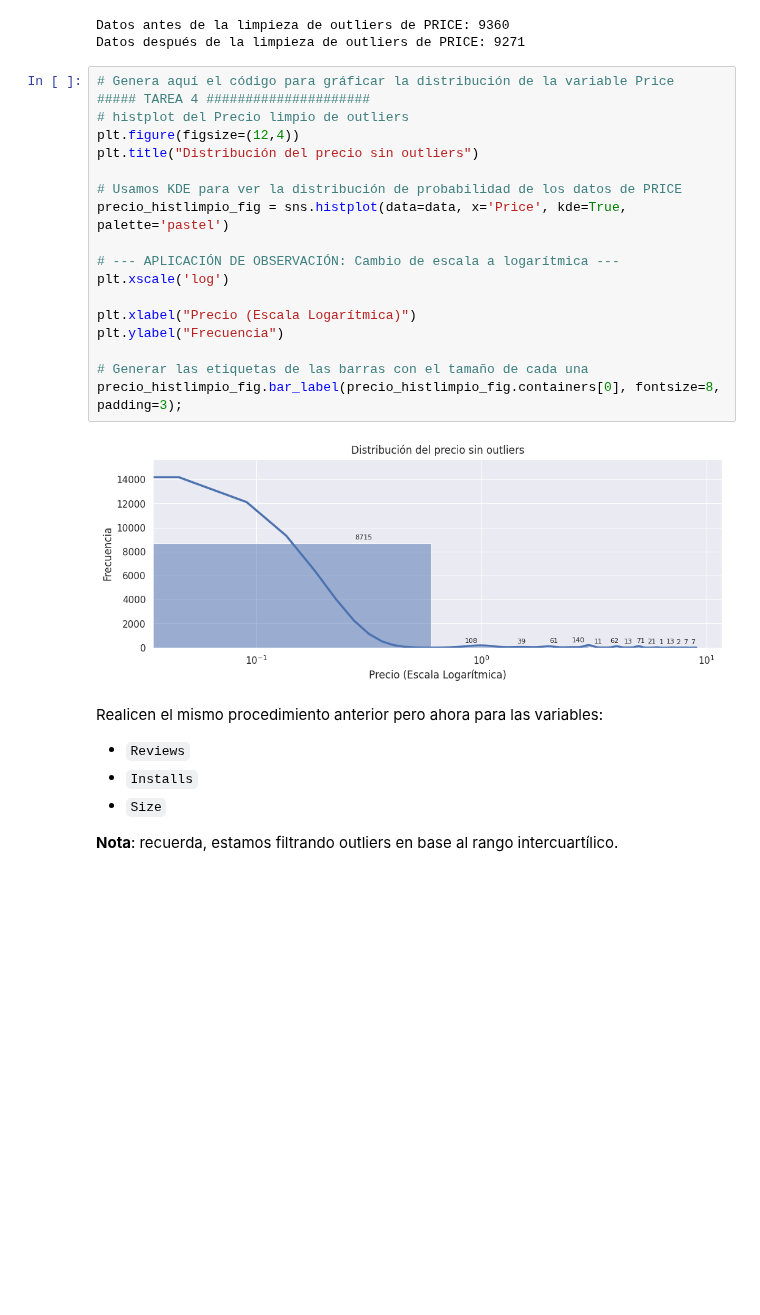
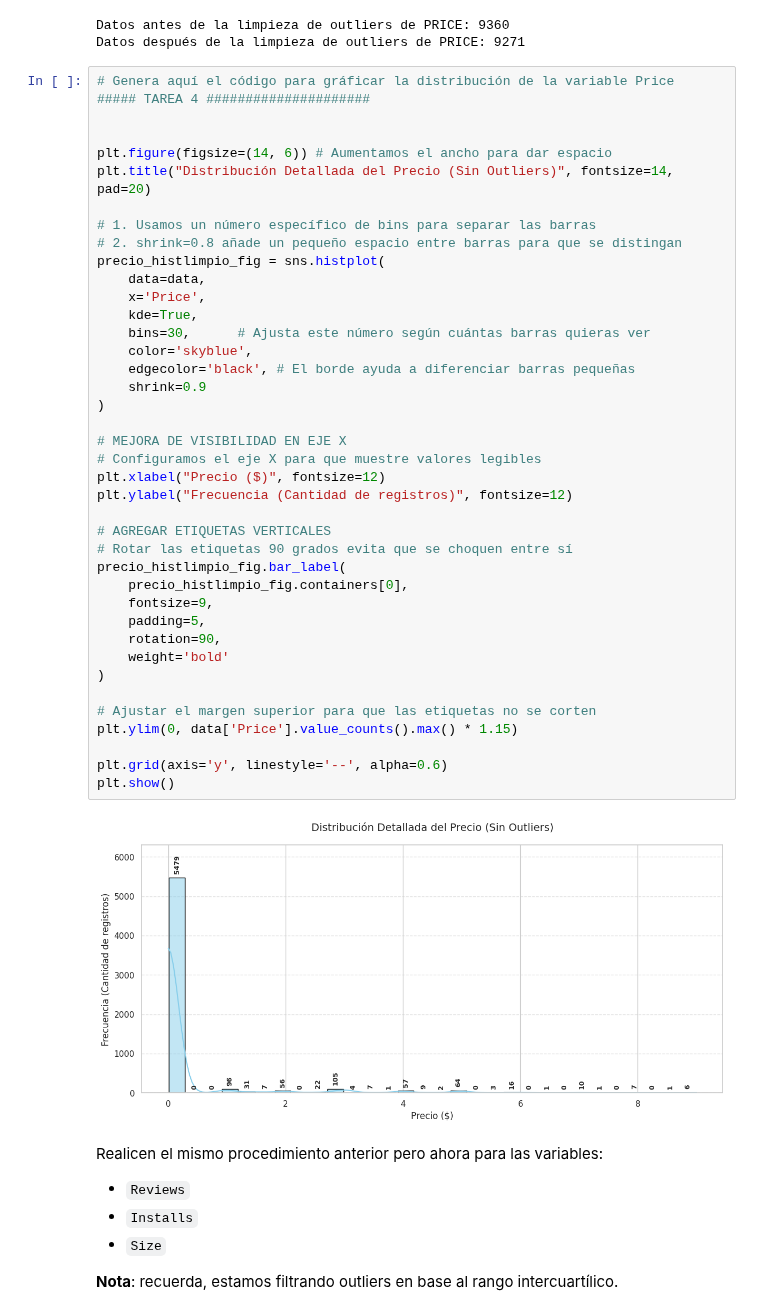
Before and after one commit to Alexander-Luna/Modulo2UIDE, a Jupyter notebook: Week1/P_1_G6.ipynb, the cells around one changed output. Saved outputs shown, nothing was run; the diff lists cells and outputs as text; blank space fills up the shorter version.

```diff
--- a/Week1/P_1_G6.ipynb
+++ b/Week1/P_1_G6.ipynb
@@ -446,26 +446,48 @@ print(f"Datos después de la limpieza de outliers de PRICE: {data.shape[0]}")
 # %% [output]
 Datos antes de la limpieza de outliers de PRICE: 9360
 Datos después de la limpieza de outliers de PRICE: 9271
-# %%
-# Genera aquí el código para gráficar la distribución de la variable Price
-##### TAREA 4 #####################
-# histplot del Precio limpio de outliers
-plt.figure(figsize=(12,4))
-plt.title("Distribución del precio sin outliers")
-
-# Usamos KDE para ver la distribución de probabilidad de los datos de PRICE
-precio_histlimpio_fig = sns.histplot(data=data, x='Price', kde=True, palette='pastel')
-
-# --- APLICACIÓN DE OBSERVACIÓN: Cambio de escala a logarítmica ---
-plt.xscale('log')
-
-plt.xlabel("Precio (Escala Logarítmica)")
-plt.ylabel("Frecuencia")
-
-# Generar las etiquetas de las barras con el tamaño de cada una
-precio_histlimpio_fig.bar_label(precio_histlimpio_fig.containers[0], fontsize=8, padding=3);
-# %% [output]
-[figure, removed]
+# %%
+# Genera aquí el código para gráficar la distribución de la variable Price
+##### TAREA 4 #####################
+
+
+plt.figure(figsize=(14, 6)) # Aumentamos el ancho para dar espacio
+plt.title("Distribución Detallada del Precio (Sin Outliers)", fontsize=14, pad=20)
+
+# 1. Usamos un número específico de bins para separar las barras
+# 2. shrink=0.8 añade un pequeño espacio entre barras para que se distingan
+precio_histlimpio_fig = sns.histplot(
+    data=data,
+    x='Price',
+    kde=True,
+    bins=30,      # Ajusta este número según cuántas barras quieras ver
+    color='skyblue',
+    edgecolor='black', # El borde ayuda a diferenciar barras pequeñas
+    shrink=0.9
+)
+
+# MEJORA DE VISIBILIDAD EN EJE X
+# Configuramos el eje X para que muestre valores legibles
+plt.xlabel("Precio ($)", fontsize=12)
+plt.ylabel("Frecuencia (Cantidad de registros)", fontsize=12)
+
+# AGREGAR ETIQUETAS VERTICALES
+# Rotar las etiquetas 90 grados evita que se choquen entre sí
+precio_histlimpio_fig.bar_label(
+    precio_histlimpio_fig.containers[0],
+    fontsize=9,
+    padding=5,
+    rotation=90,
+    weight='bold'
+)
+
+# Ajustar el margen superior para que las etiquetas no se corten
+plt.ylim(0, data['Price'].value_counts().max() * 1.15)
+
+plt.grid(axis='y', linestyle='--', alpha=0.6)
+plt.show()
+# %% [output]
+[figure, added]
 # %% [markdown]
 Realicen el mismo procedimiento anterior pero ahora para las variables:
 
```
Also changed, not shown: parts of 6 cells of this notebook, 1 other file.
